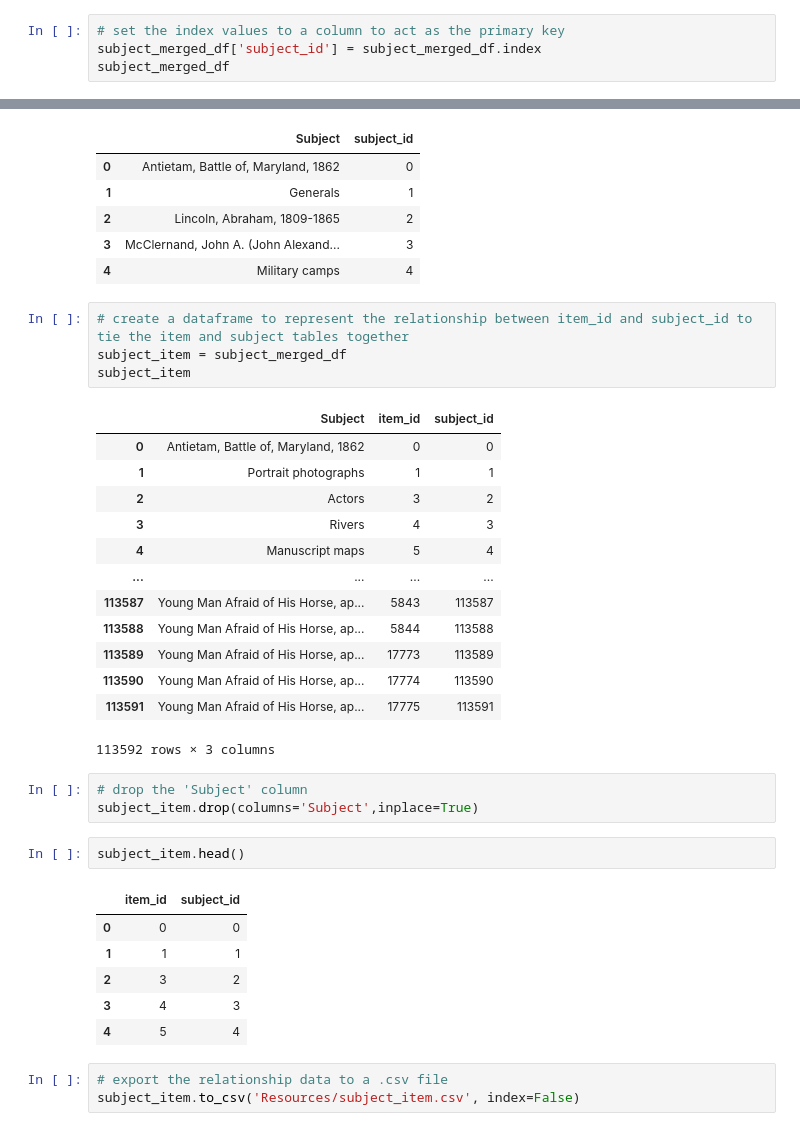
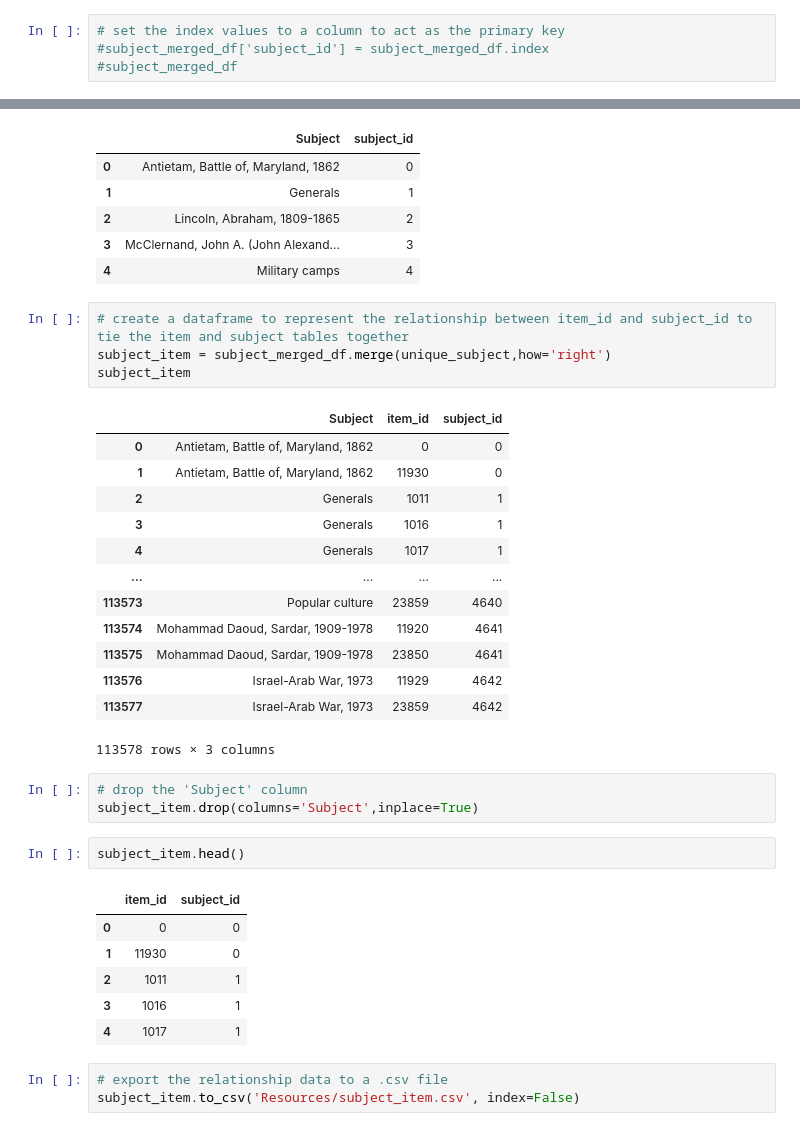
Before and after one commit to caitepley/Project-3, a Jupyter notebook: subject_processing.ipynb, the cells around one changed output, grey strips where cells are left out. Drawn from its saved outputs; the diff is of its cells as text.

```diff
--- a/subject_processing.ipynb
+++ b/subject_processing.ipynb
@@ -513,4 +520,4 @@ subject_merged_df
 # %%
 # set the index values to a column to act as the primary key
-subject_merged_df['subject_id'] = subject_merged_df.index
-subject_merged_df
+#subject_merged_df['subject_id'] = subject_merged_df.index
+#subject_merged_df
@@ -627,22 +620,22 @@ unique_subject.head()
 | 4 | Military camps | 4 |
 # %%
 # create a dataframe to represent the relationship between item_id and subject_id to tie the item and subject tables together
-subject_item = subject_merged_df
+subject_item = subject_merged_df.merge(unique_subject,how='right')
 subject_item
 # %% [output]
 |  | Subject | item_id | subject_id |
 | 0 | Antietam, Battle of, Maryland, 1862 | 0 | 0 |
-| 1 | Portrait photographs | 1 | 1 |
-| 2 | Actors | 3 | 2 |
-| 3 | Rivers | 4 | 3 |
-| 4 | Manuscript maps | 5 | 4 |
+| 1 | Antietam, Battle of, Maryland, 1862 | 11930 | 0 |
+| 2 | Generals | 1011 | 1 |
+| 3 | Generals | 1016 | 1 |
+| 4 | Generals | 1017 | 1 |
 | ... | ... | ... | ... |
-| 113587 | Young Man Afraid of His Horse, ap... | 5843 | 113587 |
-| 113588 | Young Man Afraid of His Horse, ap... | 5844 | 113588 |
-| 113589 | Young Man Afraid of His Horse, ap... | 17773 | 113589 |
-| 113590 | Young Man Afraid of His Horse, ap... | 17774 | 113590 |
-| 113591 | Young Man Afraid of His Horse, ap... | 17775 | 113591 |
+| 113573 | Popular culture | 23859 | 4640 |
+| 113574 | Mohammad Daoud, Sardar, 1909-1978 | 11920 | 4641 |
+| 113575 | Mohammad Daoud, Sardar, 1909-1978 | 23850 | 4641 |
+| 113576 | Israel-Arab War, 1973 | 11929 | 4642 |
+| 113577 | Israel-Arab War, 1973 | 23859 | 4642 |
-113592 rows × 3 columns
+113578 rows × 3 columns
 # %%
 # drop the 'Subject' column
 subject_item.drop(columns='Subject',inplace=True)
@@ -651,10 +644,10 @@ subject_item.head()
 # %% [output]
 |  | item_id | subject_id |
 | 0 | 0 | 0 |
-| 1 | 1 | 1 |
-| 2 | 3 | 2 |
-| 3 | 4 | 3 |
-| 4 | 5 | 4 |
+| 1 | 11930 | 0 |
+| 2 | 1011 | 1 |
+| 3 | 1016 | 1 |
+| 4 | 1017 | 1 |
 # %%
 # export the relationship data to a .csv file
 subject_item.to_csv('Resources/subject_item.csv', index=False)
```
Also changed, not shown: parts of 27 cells of this notebook, 7 other files.
